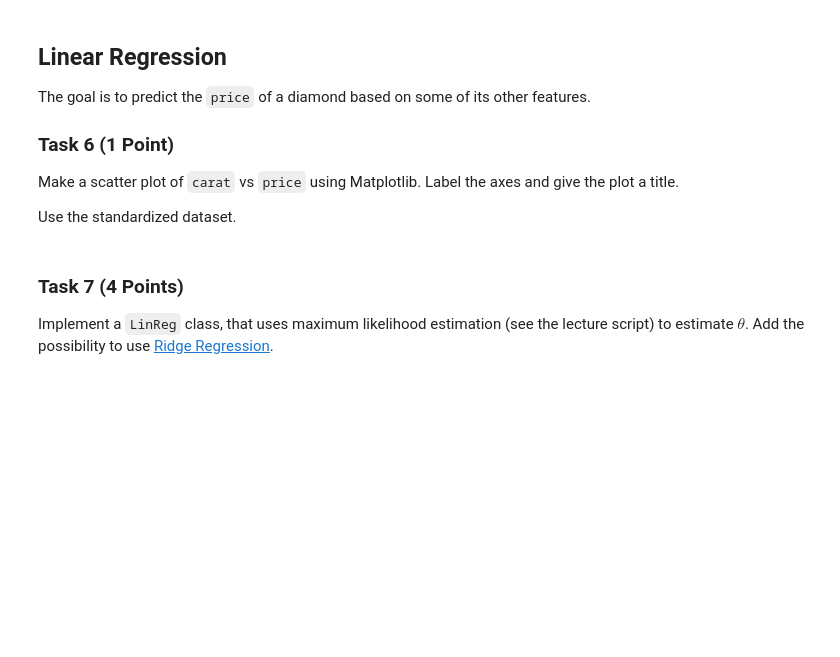
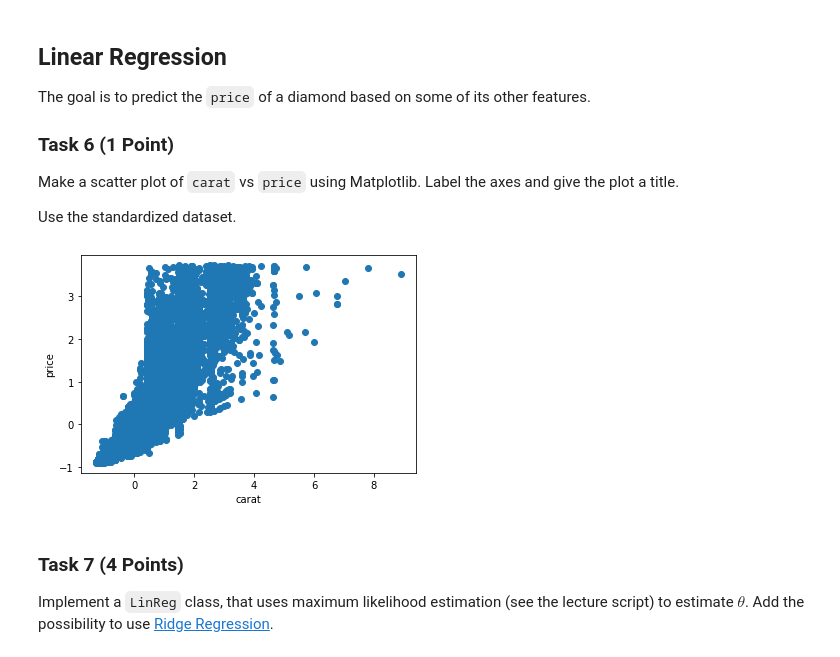
Before and after one commit to eichelb4rt/hw, a Jupyter notebook: S8_SS2022/AGML_Lab/02/exercise1.ipynb, the cells around one changed output. Cells and saved outputs as stored; diff of their text form; code cells hidden in the pictures; blank space fills up the shorter version.

```diff
--- a/S8_SS2022/AGML_Lab/02/exercise1.ipynb
+++ b/S8_SS2022/AGML_Lab/02/exercise1.ipynb
@@ -132,8 +119,8 @@ from sklearn.preprocessing import StandardScaler
 scaler = StandardScaler()
 # should i use scaler.fit_transform(df) here?
 scaler.fit(df)
-transformed = scaler.transform(df)
+standardized_df = scaler.transform(df)
 # see where this differs from our own implementation
-diff = transformed - view
-print(diff[diff > 0])
+diff = standardized_df - view
+print(f"max diff: {np.max(diff)}")
 # %% [output]
@@ -177,3 +174,12 @@ Use the standardized dataset.
+# %%
+carat = standardized_df[:,df.columns.get_loc('carat')]
+price = standardized_df[:,df.columns.get_loc('price')]
+plt.scatter(carat, price)
+plt.xlabel('carat')
+plt.ylabel('price')
+plt.show()
+# %% [output]
+[figure, added]
 # %% [markdown]
 ### Task 7 (4 Points)
 
```
Also changed, not shown: parts of 13 cells of this notebook.
